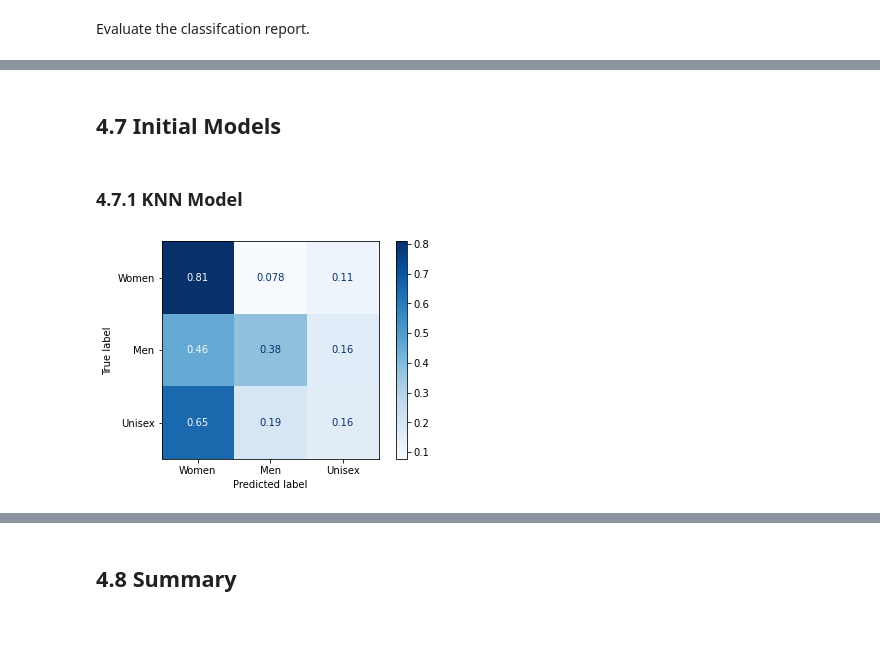
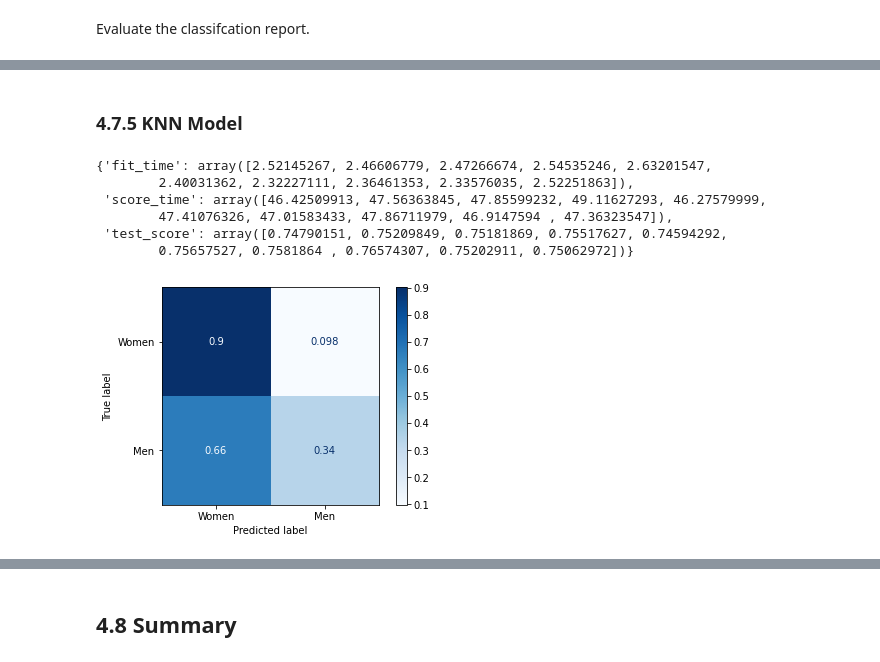
Before and after one commit to rporuthur/Springboard, a Jupyter notebook: SecondCapstone/notebook/04_preprocessing_and_training.ipynb, the cells around one changed output, grey strips where cells are left out. Drawn from its saved outputs; the diff is of its cells as text; code cells hidden in the pictures; blank space fills up the shorter version.

```diff
--- a/SecondCapstone/notebook/04_preprocessing_and_training.ipynb
+++ b/SecondCapstone/notebook/04_preprocessing_and_training.ipynb
@@ -307,5 +413,3 @@ Let us keep this as a base model and try out other samples.
 # %% [markdown]
-## 4.7 Initial Models<a id='4.7_Initial_Models'></a>
+### 4.7.5 KNN Model<a id='4.7.5_KNN'></a>
-# %% [markdown]
-### 4.7.1 KNN Model<a id='4.7.1_KNN'></a>
 # %%
@@ -315,4 +420,15 @@ Let us keep this as a base model and try out other samples.
 # knn_cv = GridSearchCV(knn_model, param_grid, cv=5)
 # knn_cv.fit(X_train, y_train)
 # knn_cv.best_params_
+# %%
+best_knn_model = KNeighborsClassifier(n_neighbors=5)
+test_scores = cross_validate(best_knn_model, X_train, y_train, cv=10)
+test_scores
+# %% [output]
+{'fit_time': array([2.52145267, 2.46606779, 2.47266674, 2.54535246, 2.63201547,
+        2.40031362, 2.32227111, 2.36461353, 2.33576035, 2.52251863]),
+ 'score_time': array([46.42509913, 47.56363845, 47.85599232, 49.11627293, 46.27579999,
+        47.41076326, 47.01583433, 47.86711979, 46.9147594 , 47.36323547]),
+ 'test_score': array([0.74790151, 0.75209849, 0.75181869, 0.75517627, 0.74594292,
+        0.75657527, 0.7581864 , 0.76574307, 0.75202911, 0.75062972])}
 # %%
@@ -321,10 +435,10 @@ best_knn_model = KNeighborsClassifier(n_neighbors=5)
 best_knn_model.fit(X_train, y_train)
 knn_y_pred = best_knn_model.predict(X_test)
 # %%
-plot_confusion_matrix(best_knn_model, X_test, y_test, display_labels=['Women', 'Men', 'Unisex'], cmap='Blues', normalize='true')
+plot_confusion_matrix(best_knn_model, X_test, y_test, display_labels=['Women', 'Men'], cmap='Blues', normalize='true')
 plt.show();
 # %% [output]
-[figure, old version]
+[figure, new version]
 # %%
 print(classification_report(y_test, knn_y_pred))
 # %% [output]
```
Also changed, not shown: parts of 80 cells of this notebook.
